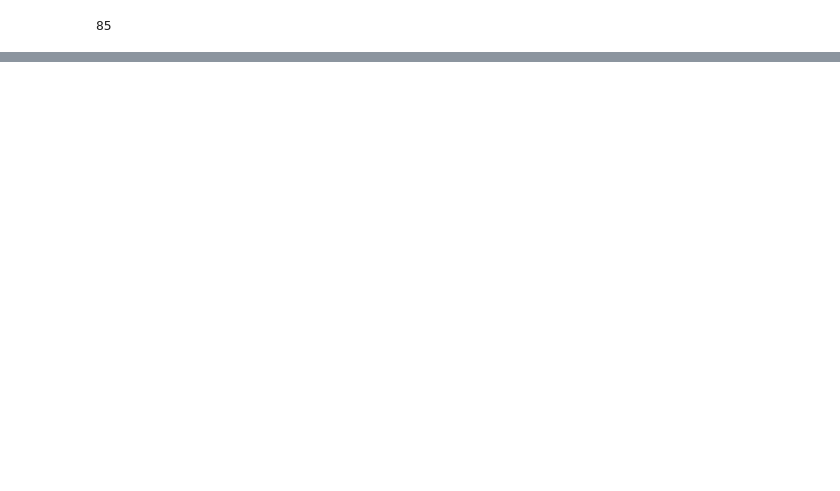
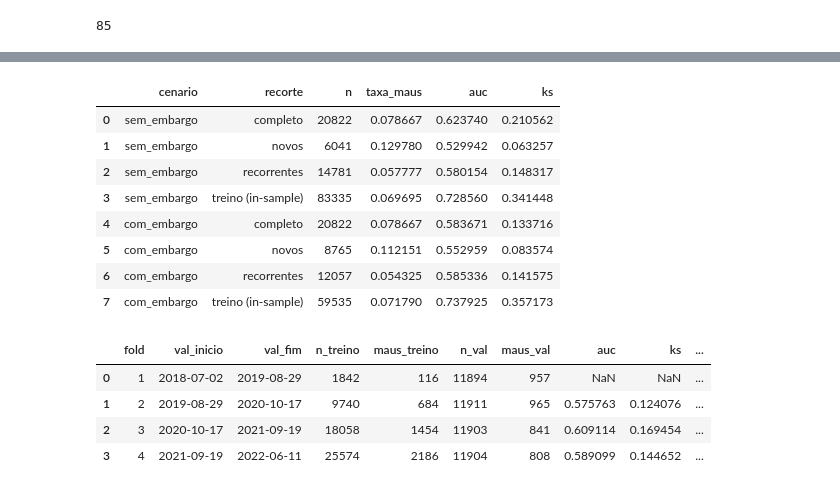
Before and after one commit to Gabverz/DS-Accelerator, a Jupyter notebook: notebooks/02_transform.ipynb, the cells around one changed output, grey strips where cells are left out. Cells and saved outputs as stored; diff of their text form; code cells hidden in the pictures; blank space fills up the shorter version.

```diff
--- a/notebooks/02_transform.ipynb
+++ b/notebooks/02_transform.ipynb
@@ -1185,0 +1337,43 @@ base_treino['data_decisao'].dt.to_period("M").nunique()
+# %%
+import importlib
+import src.functions as fn
+importlib.reload(fn)
+
+COL_DATA, COL_CLIENTE, COL_TARGET = "data_decisao", "id_cliente", "OVER60MOB12"
+PROP_TREINO, EMBARGO_DIAS, N_FOLDS = 0.80, 360, 4
+MIN_MAUS_TREINO_FOLD, MIN_MAUS_VAL_FOLD = 300, 100
+
+EXCLUIR = (
+    ["status_contrato", "motivo_recusa", "valor_credito_concedido", "data_liberacao",
+     "data_primeiro_vencimento", "data_ultimo_vencimento_original",
+     "data_ultimo_vencimento", "data_encerramento"]
+    + ["id_contrato", COL_CLIENTE, COL_DATA, "data_nascimento"]
+    + ["indicador_ultima_solicitacao_contrato", "indicador_ultima_solicitacao_dia"]
+    + [COL_TARGET]
+)
+FEATURES = fn.selecionar_features(base_treino, EXCLUIR)
+
+# Split: teste idêntico, só o treino muda
+tr_sem, teste, data_corte = fn.dividir_oot(base_treino, COL_DATA, PROP_TREINO, 0)
+tr_com, _, _ = fn.dividir_oot(base_treino, COL_DATA, PROP_TREINO, EMBARGO_DIAS)
+
+resultado_teste = fn.avaliar_oot({"sem_embargo": tr_sem, "com_embargo": tr_com},
+                                 teste, FEATURES, COL_TARGET, COL_CLIENTE)
+resultado_folds = fn.walk_forward(tr_com, FEATURES, COL_DATA, COL_CLIENTE, COL_TARGET,
+                                  N_FOLDS, EMBARGO_DIAS, MIN_MAUS_TREINO_FOLD, MIN_MAUS_VAL_FOLD)
+display(resultado_teste, resultado_folds)
+# %% [output]
+|  | cenario | recorte | n | taxa_maus | auc | ks |
+| 0 | sem_embargo | completo | 20822 | 0.078667 | 0.623740 | 0.210562 |
+| 1 | sem_embargo | novos | 6041 | 0.129780 | 0.529942 | 0.063257 |
+| 2 | sem_embargo | recorrentes | 14781 | 0.057777 | 0.580154 | 0.148317 |
+| 3 | sem_embargo | treino (in-sample) | 83335 | 0.069695 | 0.728560 | 0.341448 |
+| 4 | com_embargo | completo | 20822 | 0.078667 | 0.583671 | 0.133716 |
+| 5 | com_embargo | novos | 8765 | 0.112151 | 0.552959 | 0.083574 |
+| 6 | com_embargo | recorrentes | 12057 | 0.054325 | 0.585336 | 0.141575 |
+| 7 | com_embargo | treino (in-sample) | 59535 | 0.071790 | 0.737925 | 0.357173 |
+|  | fold | val_inicio | val_fim | n_treino | maus_treino | n_val | maus_val | auc | ks | ... |
+| 0 | 1 | 2018-07-02 | 2019-08-29 | 1842 | 116 | 11894 | 957 | NaN | NaN | ... |
+| 1 | 2 | 2019-08-29 | 2020-10-17 | 9740 | 684 | 11911 | 965 | 0.575763 | 0.124076 | ... |
+| 2 | 3 | 2020-10-17 | 2021-09-19 | 18058 | 1454 | 11903 | 841 | 0.609114 | 0.169454 | ... |
+| 3 | 4 | 2021-09-19 | 2022-06-11 | 25574 | 2186 | 11904 | 808 | 0.589099 | 0.144652 | ... |
```
Also changed, not shown: parts of 4 cells of this notebook.
